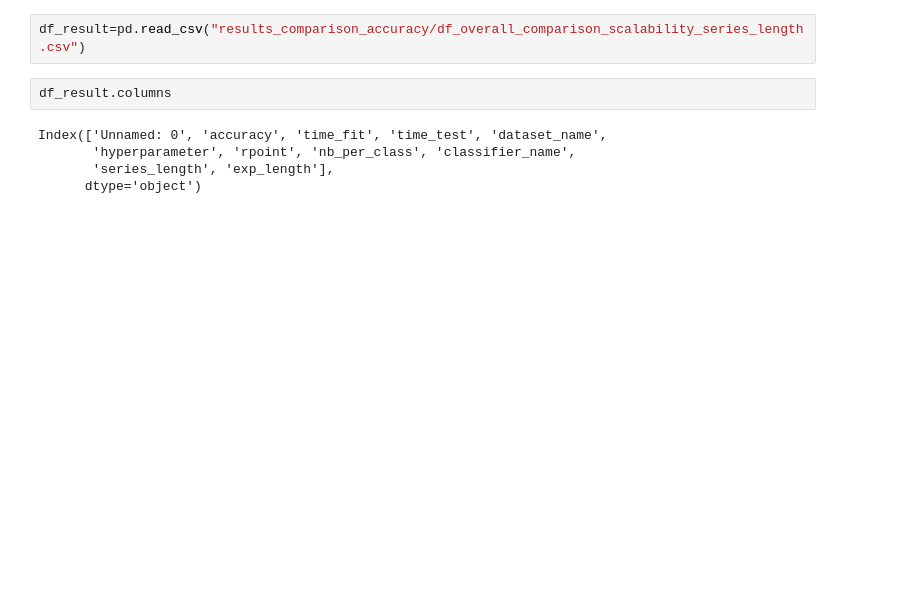
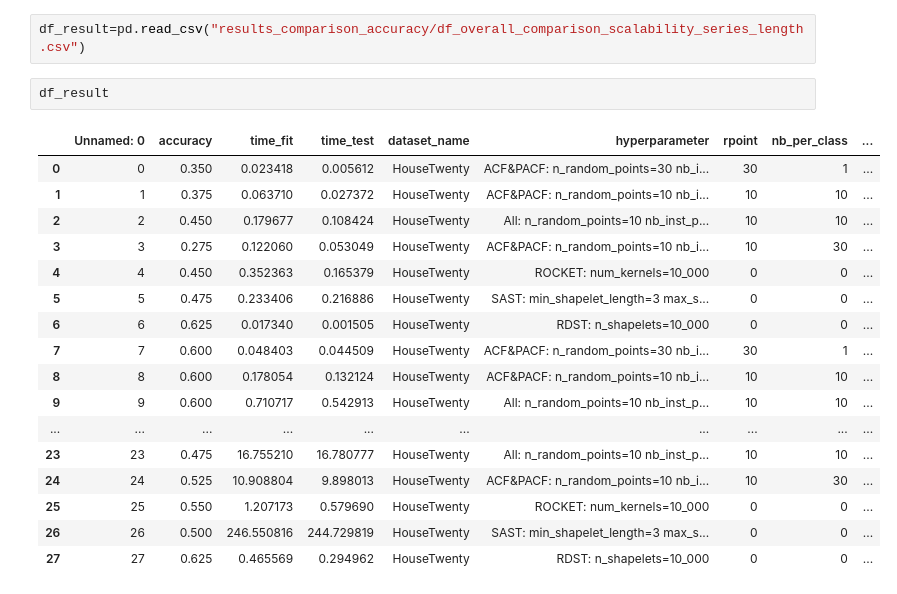
Before and after one commit to nirojasva/random_sast, a Jupyter notebook: ExperimentationRSAST/analysis_rsast_scalability_series_length.ipynb, the cells around one changed output. Saved outputs shown, nothing was run; the diff lists cells and outputs as text; blank space fills up the shorter version.

```diff
--- a/ExperimentationRSAST/analysis_rsast_scalability_series_length.ipynb
+++ b/ExperimentationRSAST/analysis_rsast_scalability_series_length.ipynb
@@ -424,12 +424,25 @@ SAST: min_shapelet_length=3 max_shapelet_length=m
 # %%
 df_result=pd.read_csv("results_comparison_accuracy/df_overall_comparison_scalability_series_length.csv")
 # %%
-df_result.columns
+df_result
 # %% [output]
-Index(['Unnamed: 0', 'accuracy', 'time_fit', 'time_test', 'dataset_name',
-       'hyperparameter', 'rpoint', 'nb_per_class', 'classifier_name',
-       'series_length', 'exp_length'],
-      dtype='object')
+|  | Unnamed: 0 | accuracy | time_fit | time_test | dataset_name | hyperparameter | rpoint | nb_per_class | ... |
+| 0 | 0 | 0.350 | 0.023418 | 0.005612 | HouseTwenty | ACF&PACF: n_random_points=30 nb_i... | 30 | 1 | ... |
+| 1 | 1 | 0.375 | 0.063710 | 0.027372 | HouseTwenty | ACF&PACF: n_random_points=10 nb_i... | 10 | 10 | ... |
+| 2 | 2 | 0.450 | 0.179677 | 0.108424 | HouseTwenty | All: n_random_points=10 nb_inst_p... | 10 | 10 | ... |
+| 3 | 3 | 0.275 | 0.122060 | 0.053049 | HouseTwenty | ACF&PACF: n_random_points=10 nb_i... | 10 | 30 | ... |
+| 4 | 4 | 0.450 | 0.352363 | 0.165379 | HouseTwenty | ROCKET: num_kernels=10_000 | 0 | 0 | ... |
+| 5 | 5 | 0.475 | 0.233406 | 0.216886 | HouseTwenty | SAST: min_shapelet_length=3 max_s... | 0 | 0 | ... |
+| 6 | 6 | 0.625 | 0.017340 | 0.001505 | HouseTwenty | RDST: n_shapelets=10_000 | 0 | 0 | ... |
+| 7 | 7 | 0.600 | 0.048403 | 0.044509 | HouseTwenty | ACF&PACF: n_random_points=30 nb_i... | 30 | 1 | ... |
+| 8 | 8 | 0.600 | 0.178054 | 0.132124 | HouseTwenty | ACF&PACF: n_random_points=10 nb_i... | 10 | 10 | ... |
+| 9 | 9 | 0.600 | 0.710717 | 0.542913 | HouseTwenty | All: n_random_points=10 nb_inst_p... | 10 | 10 | ... |
+| ... | ... | ... | ... | ... | ... | ... | ... | ... | ... |
+| 23 | 23 | 0.475 | 16.755210 | 16.780777 | HouseTwenty | All: n_random_points=10 nb_inst_p... | 10 | 10 | ... |
+| 24 | 24 | 0.525 | 10.908804 | 9.898013 | HouseTwenty | ACF&PACF: n_random_points=10 nb_i... | 10 | 30 | ... |
+| 25 | 25 | 0.550 | 1.207173 | 0.579690 | HouseTwenty | ROCKET: num_kernels=10_000 | 0 | 0 | ... |
+| 26 | 26 | 0.500 | 246.550816 | 244.729819 | HouseTwenty | SAST: min_shapelet_length=3 max_s... | 0 | 0 | ... |
+| 27 | 27 | 0.625 | 0.465569 | 0.294962 | HouseTwenty | RDST: n_shapelets=10_000 | 0 | 0 | ... |
 # %%
 
 df_result["log_series_length"]=np.log2(df_result["series_length"])
```
Also changed, not shown: parts of 3 cells of this notebook, 39 other files.
